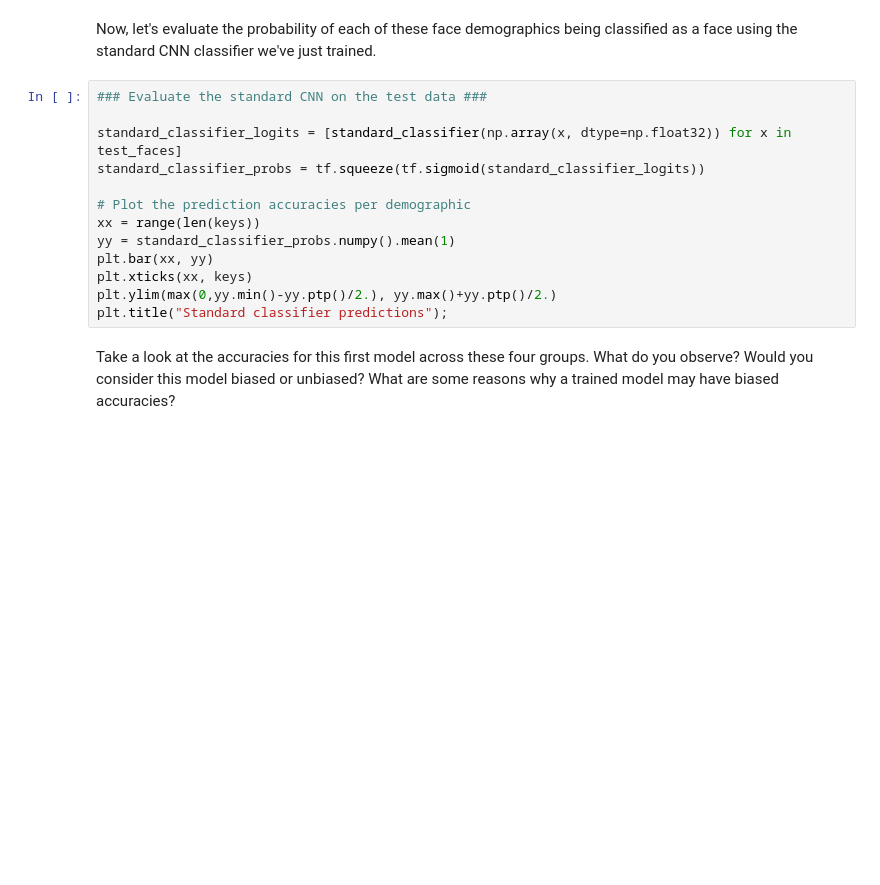
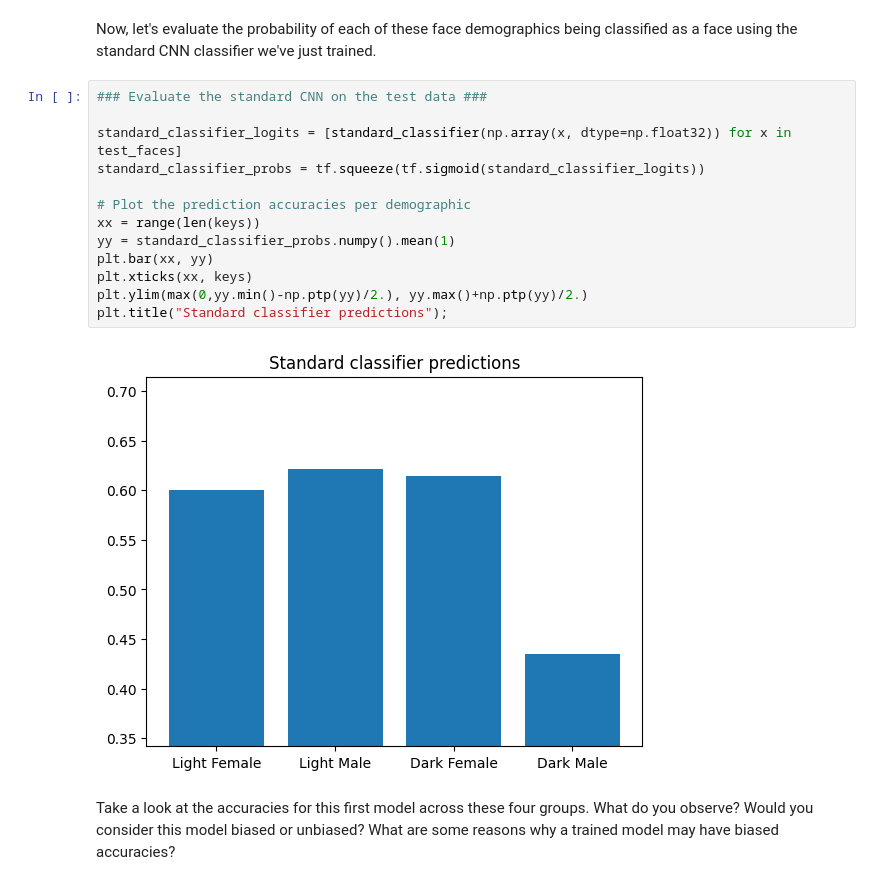
Before and after one commit to EmreeKucuk/deep-learning-lab2, a Jupyter notebook: lab2/TF_Part2_Debiasing.ipynb, the cells around one changed output. Cells and saved outputs as stored; diff of their text form; blank space fills up the shorter version.

```diff
--- a/lab2/TF_Part2_Debiasing.ipynb
+++ b/lab2/TF_Part2_Debiasing.ipynb
@@ -250,16 +276,18 @@ Now, let's evaluate the probability of each of these face demographics being cla
 # %%
 ### Evaluate the standard CNN on the test data ###
 
 standard_classifier_logits = [standard_classifier(np.array(x, dtype=np.float32)) for x in test_faces]
 standard_classifier_probs = tf.squeeze(tf.sigmoid(standard_classifier_logits))
 
 # Plot the prediction accuracies per demographic
 xx = range(len(keys))
 yy = standard_classifier_probs.numpy().mean(1)
 plt.bar(xx, yy)
 plt.xticks(xx, keys)
-plt.ylim(max(0,yy.min()-yy.ptp()/2.), yy.max()+yy.ptp()/2.)
+plt.ylim(max(0,yy.min()-np.ptp(yy)/2.), yy.max()+np.ptp(yy)/2.)
 plt.title("Standard classifier predictions");
+# %% [output]
+[figure, added]
 # %% [markdown]
 Take a look at the accuracies for this first model across these four groups. What do you observe? Would you consider this model biased or unbiased? What are some reasons why a trained model may have biased accuracies?
 # %% [markdown]
```
Also changed, not shown: parts of 10 cells of this notebook.
